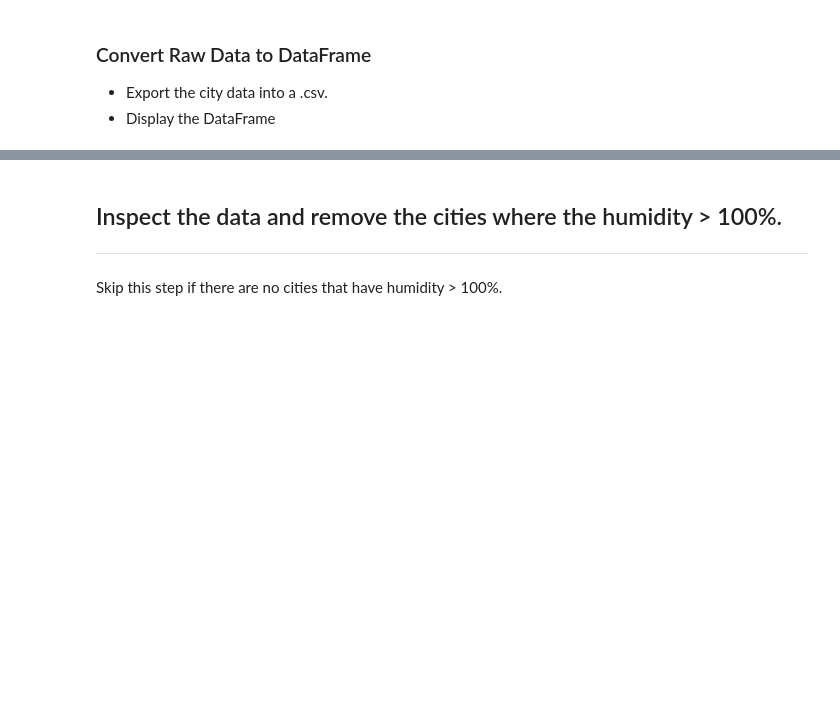
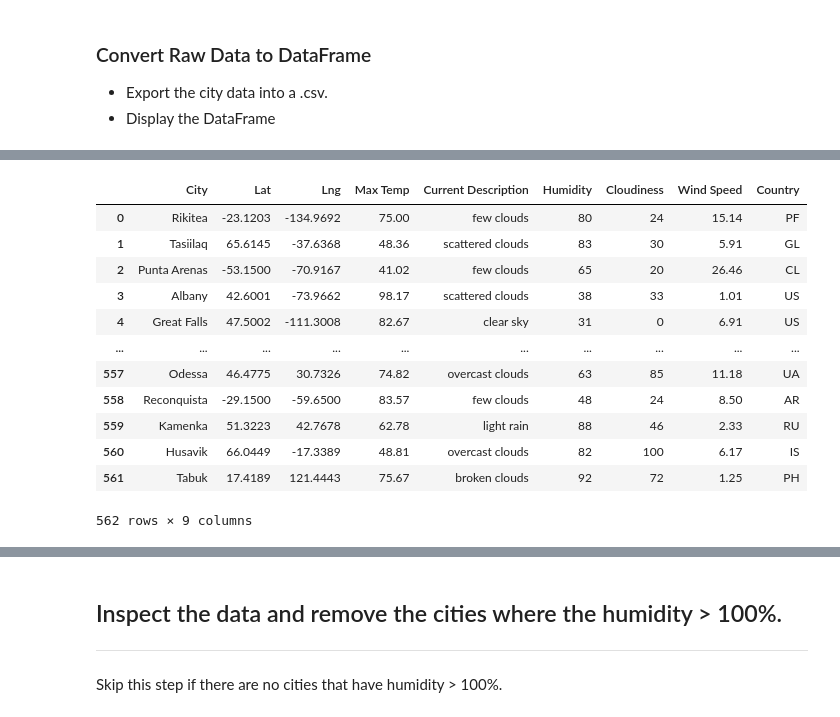
Before and after one commit to nina-padgett/python-api-challenge, a Jupyter notebook: WeatherPy.ipynb, the cells around one changed output, grey strips where cells are left out. Cells and saved outputs as stored; diff of their text form; code cells hidden in the pictures; blank space fills up the shorter version.

Commit message:
commit latest changes to WeatherPy notebook

```diff
--- a/WeatherPy.ipynb
+++ b/WeatherPy.ipynb
@@ -62,35 +62,3 @@ len(cities)
 ### Perform API Calls
 * Perform a weather check on each city using a series of successive API calls.
 * Include a print log of each city as it'sbeing processed (with the city number and city name).
-# %%
-# Base URL and imperial units
-url = "http://api.openweathermap.org/data/2.5/weather?units=Imperial&APPID=" + weather_api_key
-print(url)
-
-# Query URL
-#query_url = url + "&q=" + city
-#print(query_url)
-
-# Set up lists to hold response info
-city = []
-lat = []
-lng = []
-max_temp = []
-humidity = []
-cloudiness = []
-wind_speed = []
-country = []
-date = []
-
-# # Get weather response
-# weather_response = requests.get(url)
-# weather_json = weather_response.json()
-# weather_json
-
-# Loop through the list of cities
-for i in range(len(cities)):
-    response = requests.get(url + cities[i]).json()
-#    response = requests.get(f"{url}{cities[i]}").json()
-    print(cities[i])
-
-#print(f"Processing record {i + 1} | {cities[i]}")
@@ -162,0 +155,18 @@ weather_json
+# %%
+# Create city data dataframe
+city_data_df = pd.DataFrame(city_data)
+city_data_df
+# %% [output]
+|  | City | Lat | Lng | Max Temp | Current Description | Humidity | Cloudiness | Wind Speed | Country |
+| 0 | Rikitea | -23.1203 | -134.9692 | 75.00 | few clouds | 80 | 24 | 15.14 | PF |
+| 1 | Tasiilaq | 65.6145 | -37.6368 | 48.36 | scattered clouds | 83 | 30 | 5.91 | GL |
+| 2 | Punta Arenas | -53.1500 | -70.9167 | 41.02 | few clouds | 65 | 20 | 26.46 | CL |
+| 3 | Albany | 42.6001 | -73.9662 | 98.17 | scattered clouds | 38 | 33 | 1.01 | US |
+| 4 | Great Falls | 47.5002 | -111.3008 | 82.67 | clear sky | 31 | 0 | 6.91 | US |
+| ... | ... | ... | ... | ... | ... | ... | ... | ... | ... |
+| 557 | Odessa | 46.4775 | 30.7326 | 74.82 | overcast clouds | 63 | 85 | 11.18 | UA |
+| 558 | Reconquista | -29.1500 | -59.6500 | 83.57 | few clouds | 48 | 24 | 8.50 | AR |
+| 559 | Kamenka | 51.3223 | 42.7678 | 62.78 | light rain | 88 | 46 | 2.33 | RU |
+| 560 | Husavik | 66.0449 | -17.3389 | 48.81 | overcast clouds | 82 | 100 | 6.17 | IS |
+| 561 | Tabuk | 17.4189 | 121.4443 | 75.67 | broken clouds | 92 | 72 | 1.25 | PH |
+562 rows × 9 columns
```
Also changed, not shown: parts of 13 cells of this notebook.
